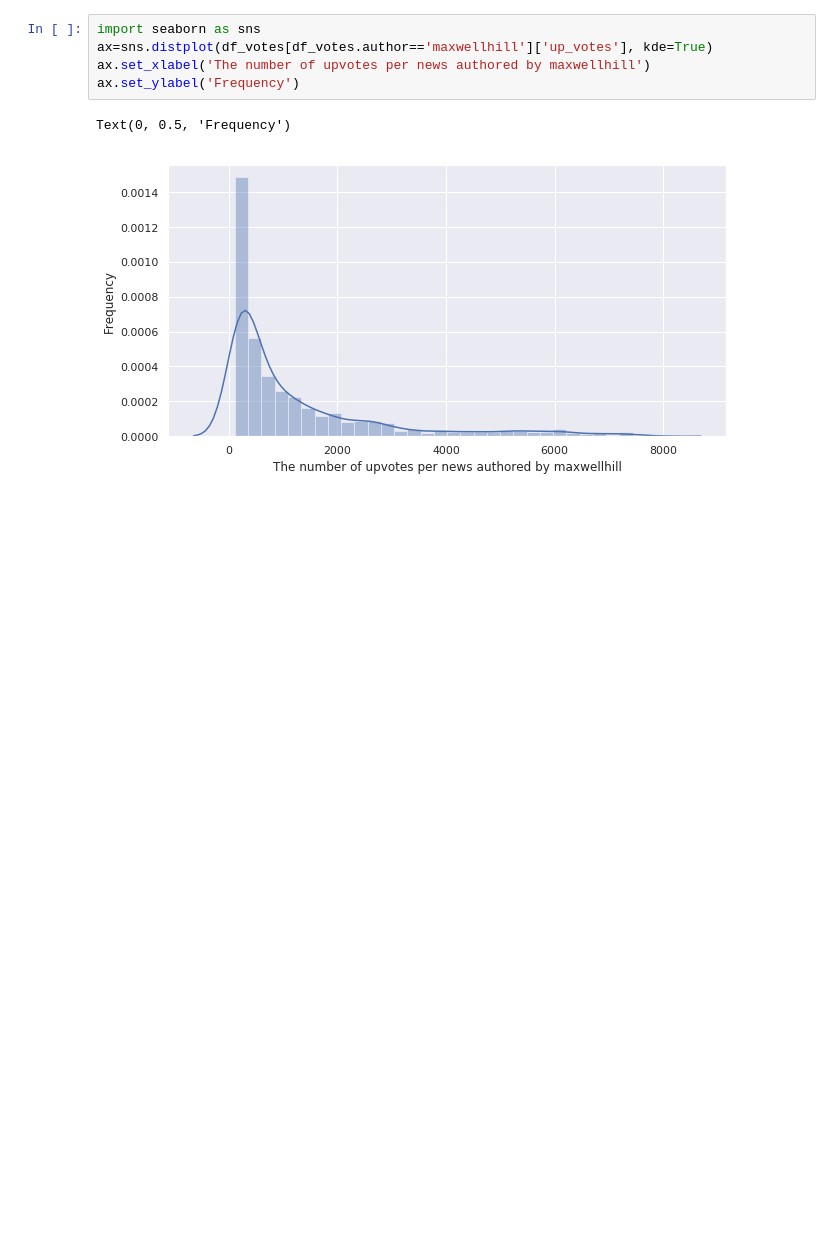
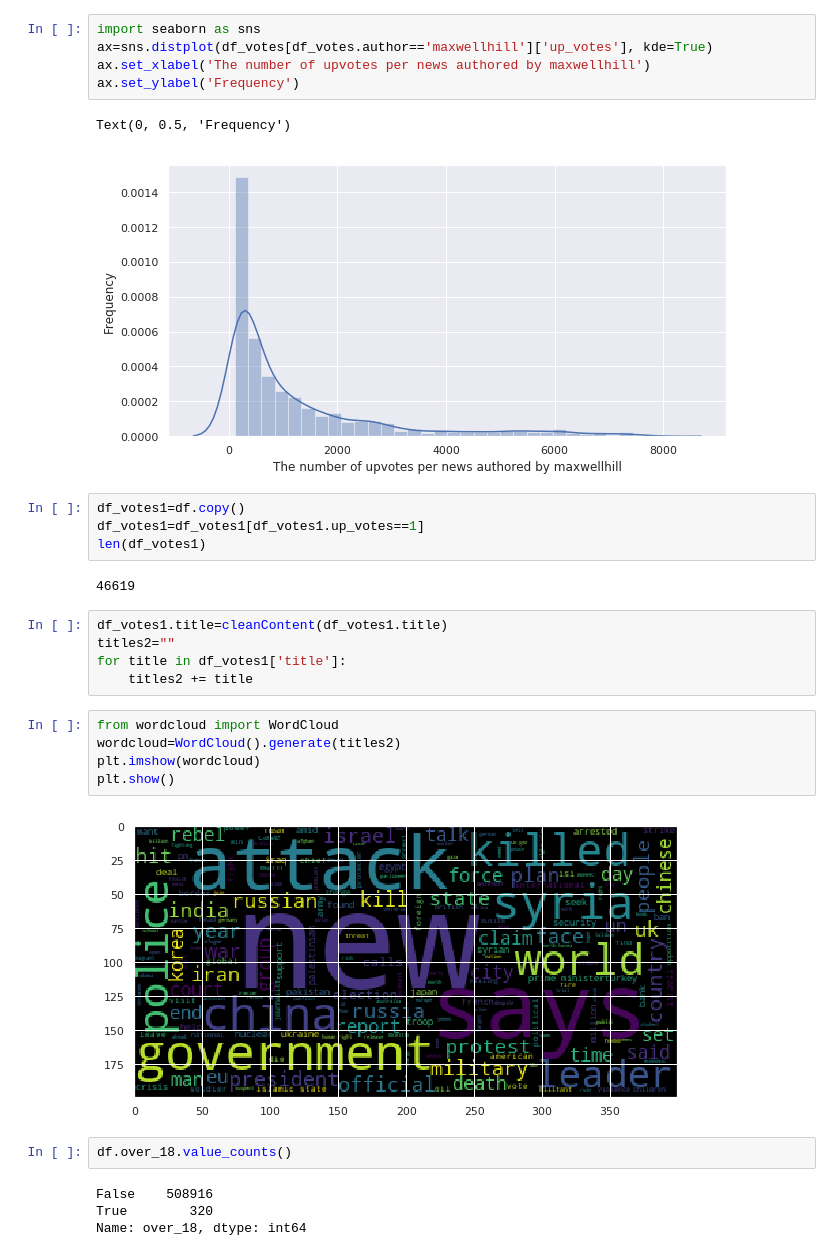
Before and after one commit to githubxinchunli/Exploratory-Analysis-of-Reddit-World-News, a Jupyter notebook: RedditNews.ipynb, the cells around one changed output. Saved outputs shown, nothing was run; the diff lists cells and outputs as text; blank space fills up the shorter version.

```diff
--- a/RedditNews.ipynb
+++ b/RedditNews.ipynb
@@ -203,3 +210,27 @@ ax.set_ylabel('Frequency')
 # %% [output]
 Text(0, 0.5, 'Frequency')
 [figure]
+# %%
+df_votes1=df.copy()
+df_votes1=df_votes1[df_votes1.up_votes==1]
+len(df_votes1)
+# %% [output]
+46619
+# %%
+df_votes1.title=cleanContent(df_votes1.title)
+titles2=""
+for title in df_votes1['title']:
+    titles2 += title
+# %%
+from wordcloud import WordCloud
+wordcloud=WordCloud().generate(titles2)
+plt.imshow(wordcloud)
+plt.show()
+# %% [output]
+[figure, added]
+# %%
+df.over_18.value_counts()
+# %% [output]
+False    508916
+True        320
+Name: over_18, dtype: int64
```
Also changed, not shown: parts of 53 cells of this notebook.
